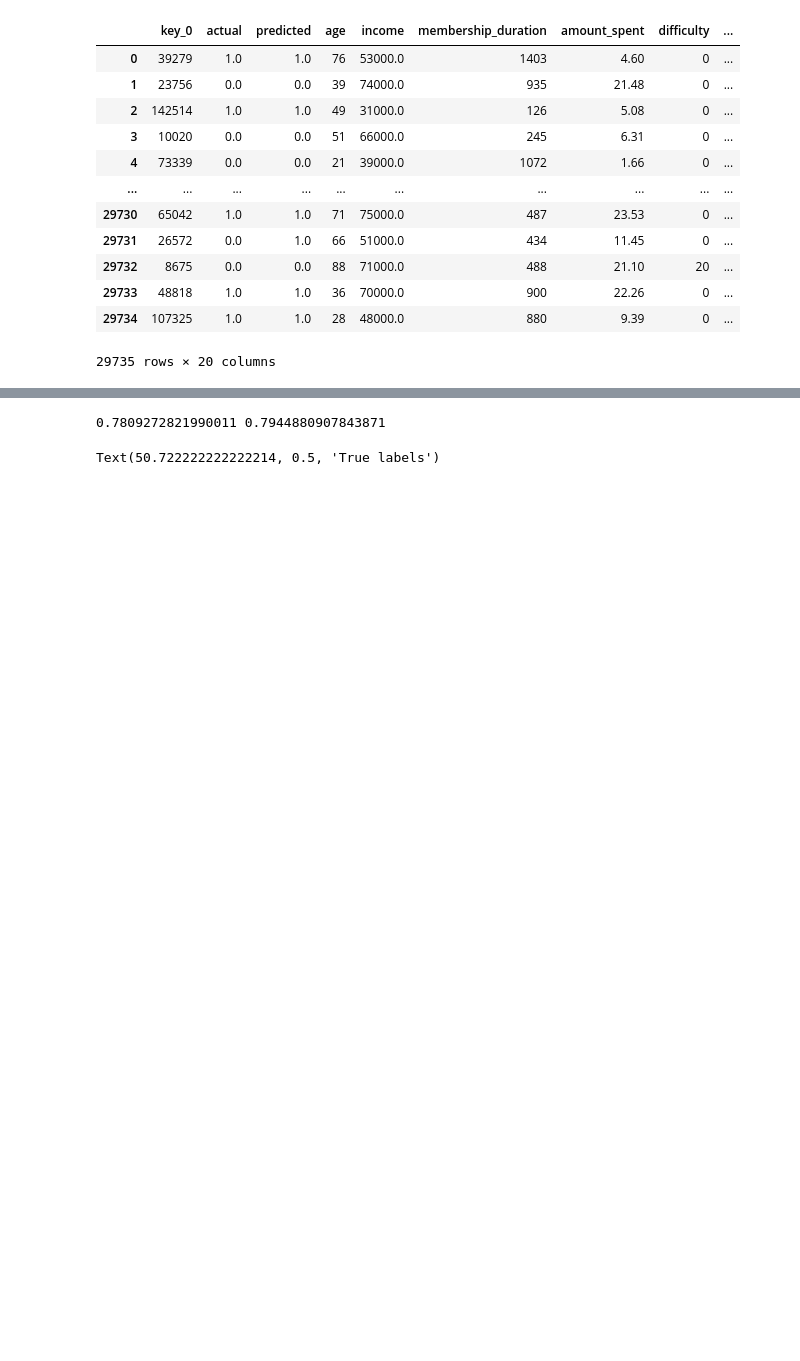
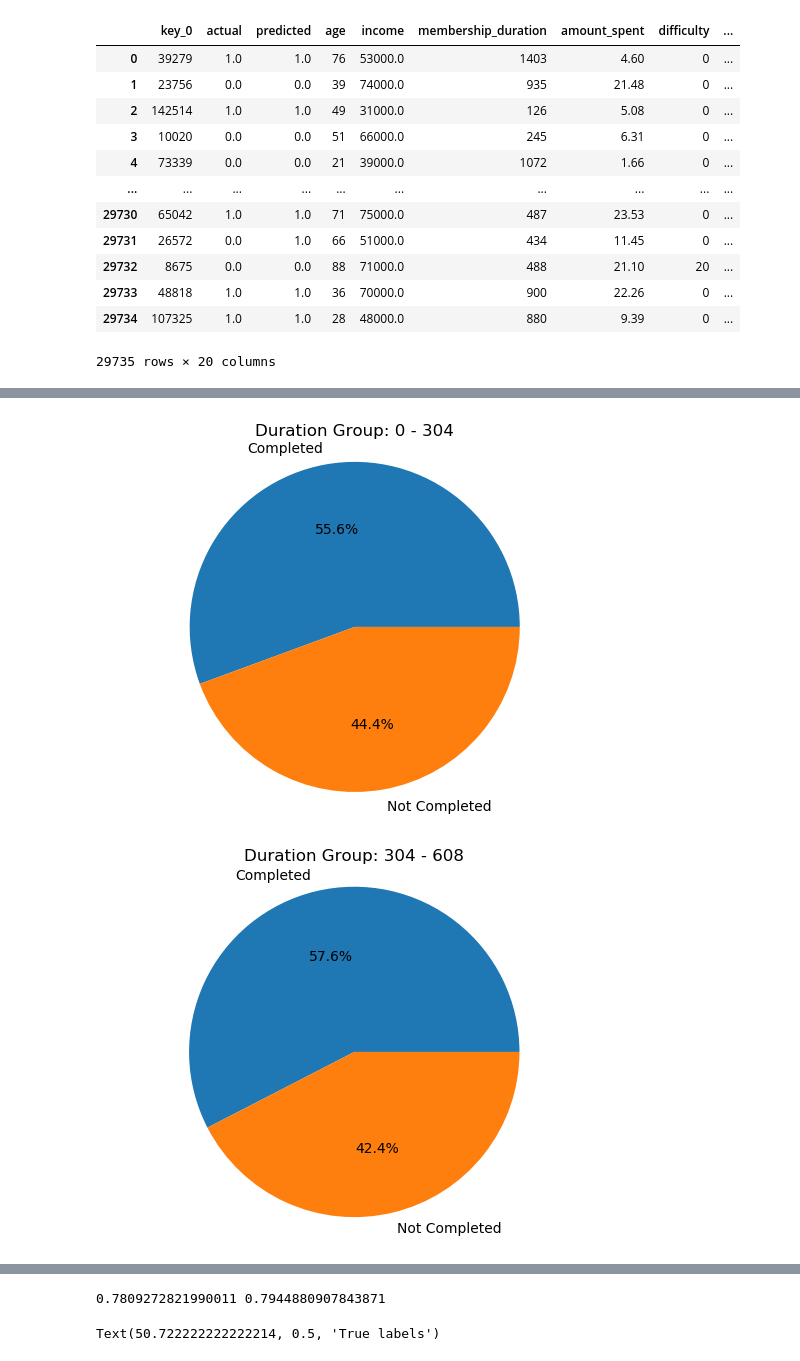
Before and after one commit to ShantiRoseCodes/aws_mle_capstone_project, a Jupyter notebook: Starbucks Capstone Project - ML.ipynb, the cells around one changed output, grey strips where cells are left out. Drawn from its saved outputs; the diff is of its cells as text; code cells hidden in the pictures; blank space fills up the shorter version.

```diff
--- a/Starbucks Capstone Project - ML.ipynb
+++ b/Starbucks Capstone Project - ML.ipynb
@@ -792,0 +878,47 @@ best_pred_df
+# %%
+# Create a dictionary to map predicted values to labels for the pie charts
+labels_dict = {0: 'Not Completed', 1: 'Completed'}
+
+# Round off the membership duration column to the nearest integer
+best_pred_df['membership_duration'] = best_pred_df['membership_duration'].round()
+
+# Define the minimum and maximum membership duration values
+min_duration = min(best_pred_df['membership_duration'])
+max_duration = max(best_pred_df['membership_duration'])
+
+# Define the number of membership duration groups
+num_duration_groups = 6
+
+# Calculate the membership duration range for each group
+duration_range = (max_duration - min_duration) / num_duration_groups
+
+# Create membership duration groups by rounding down to the nearest income range
+best_pred_df['duration_group'] = (best_pred_df['membership_duration'] // duration_range) * duration_range
+
+# Create a list of unique duration groups in the DataFrame, sorted in ascending order
+duration_groups = sorted(best_pred_df['duration_group'].unique())
+
+# Create a pie chart for each duration group and predicted value
+for duration_group in duration_groups:
+    # Get the subset of the DataFrame for the current duration group
+    subset = best_pred_df[best_pred_df['duration_group'] == duration_group]
+
+    # Count the number of occurrences of each predicted value in the subset
+    counts = subset['predicted'].value_counts()
+
+    # Round off the title values to the nearest integer
+    duration_group_title = round(duration_group)
+    duration_group_range_title = round(duration_group + duration_range)
+
+    # Create a pie chart
+    plt.figure()
+    plt.pie(counts, labels=[labels_dict.get(x, '') for x in counts.index], autopct='%1.1f%%')
+    plt.title('Duration Group: {} - {}'.format(duration_group_title, duration_group_range_title))
+    plt.axis('equal')
+    # plt.savefig(os.path.join(f'photos/completed_duration_{duration_group}.png'), dpi=300, format='png', bbox_inches='tight') # use format='svg' or 'pdf' for vectorial pictures
+
+
+plt.show()
+# %% [output]
+[figure, added]
+[figure, added]
```
Also changed, not shown: parts of 11 cells of this notebook, 34 other files.
